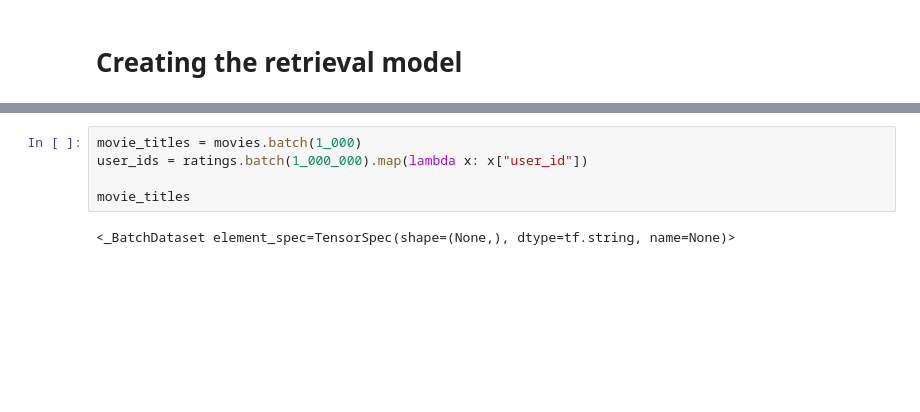
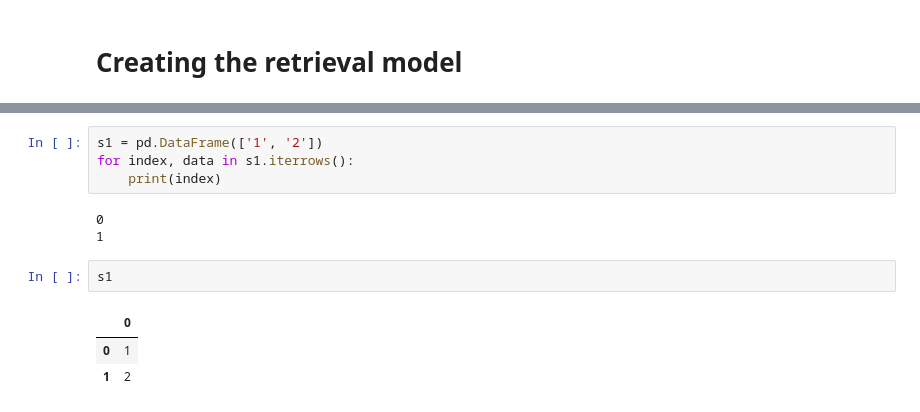
Before and after one commit to lysmm203/lol-hackathon, a Jupyter notebook: EDA.ipynb, the cells around one changed output, grey strips where cells are left out. Saved outputs shown, nothing was run; the diff lists cells and outputs as text; blank space fills up the shorter version.

```diff
--- a/EDA.ipynb
+++ b/EDA.ipynb
@@ -69,8 +155,14 @@ test = shuffled.skip(80_000).take(20_000)
 # %%
-movie_titles = movies.batch(1_000)
-user_ids = ratings.batch(1_000_000).map(lambda x: x["user_id"])
-
-movie_titles
+s1 = pd.DataFrame(['1', '2'])
+for index, data in s1.iterrows():
+    print(index)
 # %% [output]
-<_BatchDataset element_spec=TensorSpec(shape=(None,), dtype=tf.string, name=None)>
+0
+1
+# %%
+s1
+# %% [output]
+|  | 0 |
+| 0 | 1 |
+| 1 | 2 |
 # %%
```
Also changed, not shown: parts of 13 cells of this notebook, 1 other file.
